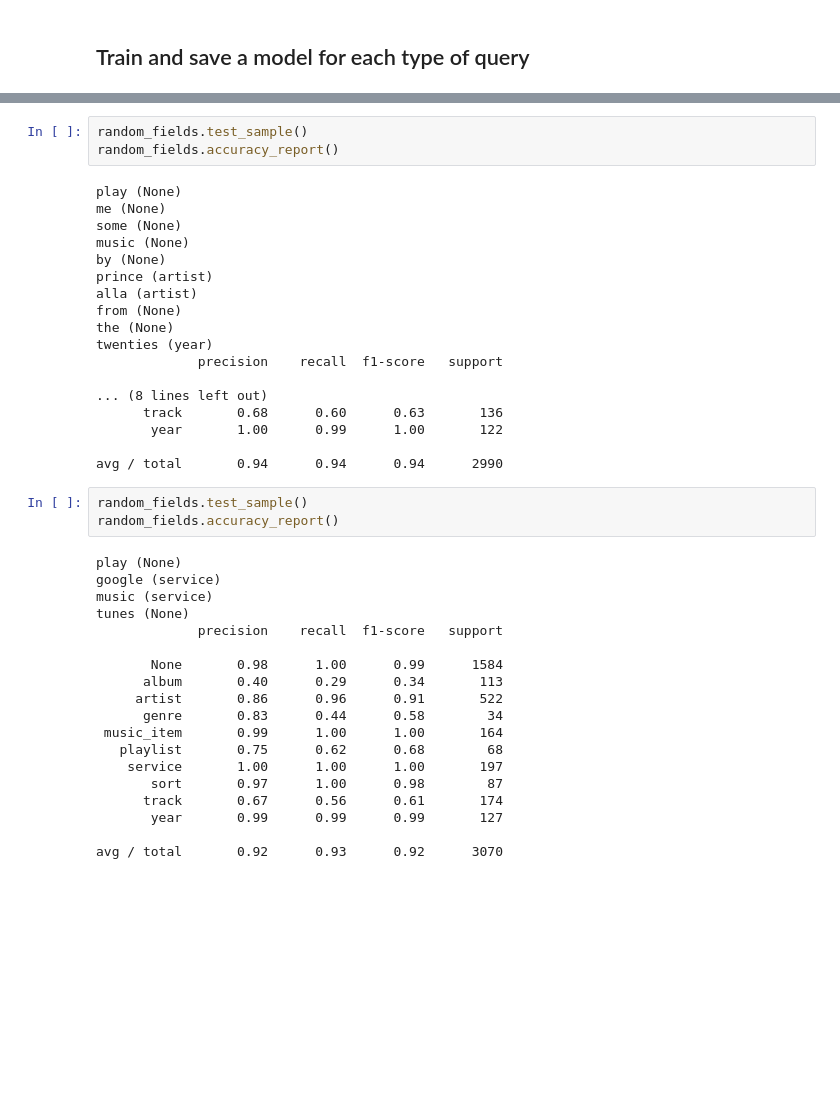
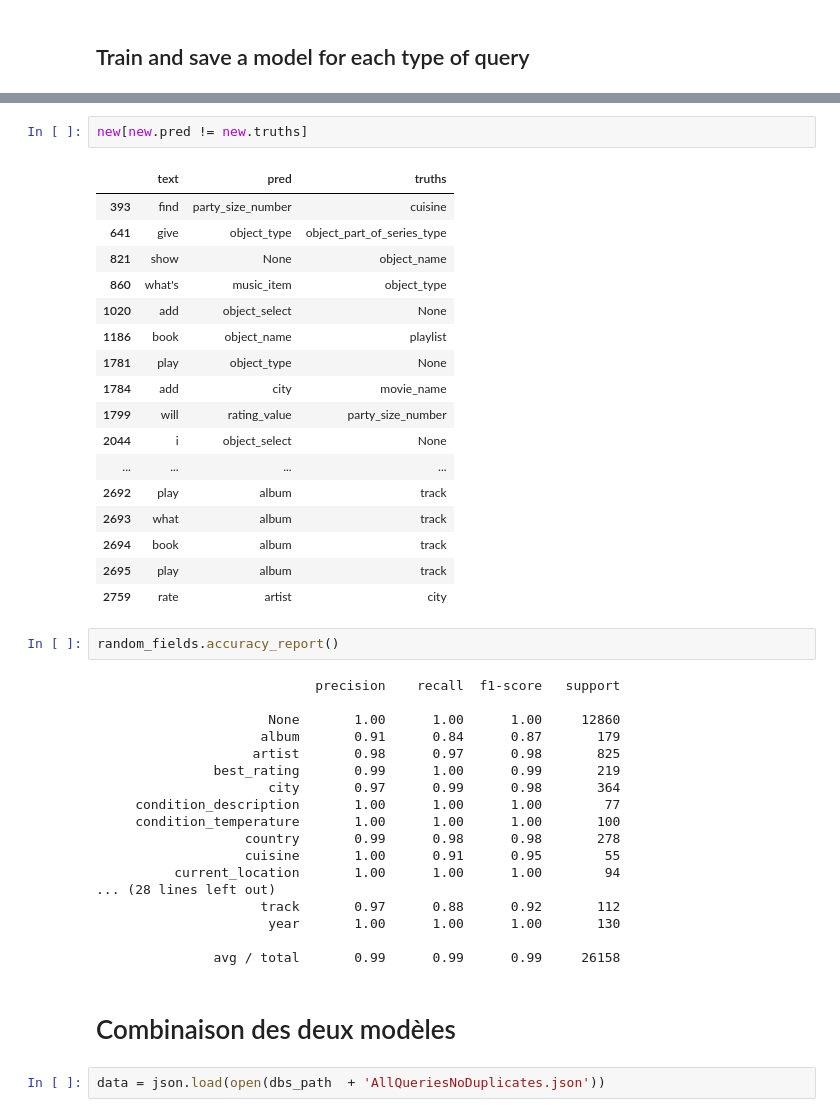
Before and after one commit to acdesaintefoy/NLP, a Jupyter notebook: slot_filling/notebooks/random_fields.ipynb, the cells around one changed output, grey strips where cells are left out. Drawn from its saved outputs; the diff is of its cells as text; blank space fills up the shorter version.

```diff
--- a/slot_filling/notebooks/random_fields.ipynb
+++ b/slot_filling/notebooks/random_fields.ipynb
@@ -158,43 +243,44 @@ c2: 0.010000
+# %%
+new[new.pred != new.truths]
+# %% [output]
+|  | text | pred | truths |
+| 393 | find | party_size_number | cuisine |
+| 641 | give | object_type | object_part_of_series_type |
+| 821 | show | None | object_name |
+| 860 | what's | music_item | object_type |
+| 1020 | add | object_select | None |
+| 1186 | book | object_name | playlist |
+| 1781 | play | object_type | None |
+| 1784 | add | city | movie_name |
+| 1799 | will | rating_value | party_size_number |
+| 2044 | i | object_select | None |
+| ... | ... | ... | ... |
+| 2692 | play | album | track |
+| 2693 | what | album | track |
+| 2694 | book | album | track |
+| 2695 | play | album | track |
+| 2759 | rate | artist | city |
 # %%
-random_fields.test_sample()
 random_fields.accuracy_report()
 # %% [output]
-play (None)
-me (None)
-some (None)
-music (None)
-by (None)
-prince (artist)
-alla (artist)
-from (None)
-the (None)
-twenties (year)
-             precision    recall  f1-score   support
+                            precision    recall  f1-score   support
 
-... (8 lines left out)
-      track       0.68      0.60      0.63       136
-       year       1.00      0.99      1.00       122
+                      None       1.00      1.00      1.00     12860
+                     album       0.91      0.84      0.87       179
+                    artist       0.98      0.97      0.98       825
+               best_rating       0.99      1.00      0.99       219
+                      city       0.97      0.99      0.98       364
+     condition_description       1.00      1.00      1.00        77
+     condition_temperature       1.00      1.00      1.00       100
+                   country       0.99      0.98      0.98       278
+                   cuisine       1.00      0.91      0.95        55
+          current_location       1.00      1.00      1.00        94
+... (28 lines left out)
+                     track       0.97      0.88      0.92       112
+                      year       1.00      1.00      1.00       130
 
-avg / total       0.94      0.94      0.94      2990
+               avg / total       0.99      0.99      0.99     26158
-# %%
-random_fields.test_sample()
-random_fields.accuracy_report()
-# %% [output]
-play (None)
-google (service)
-music (service)
-tunes (None)
-             precision    recall  f1-score   support
-
-       None       0.98      1.00      0.99      1584
-      album       0.40      0.29      0.34       113
-     artist       0.86      0.96      0.91       522
-      genre       0.83      0.44      0.58        34
- music_item       0.99      1.00      1.00       164
-   playlist       0.75      0.62      0.68        68
-    service       1.00      1.00      1.00       197
-       sort       0.97      1.00      0.98        87
-      track       0.67      0.56      0.61       174
-       year       0.99      0.99      0.99       127
-
-avg / total       0.92      0.93      0.92      3070
+# %% [markdown]
+# Combinaison des deux modèles
+# %%
+data = json.load(open(dbs_path  + 'AllQueriesNoDuplicates.json'))
```
Also changed, not shown: parts of 20 cells of this notebook, 5 other files.
